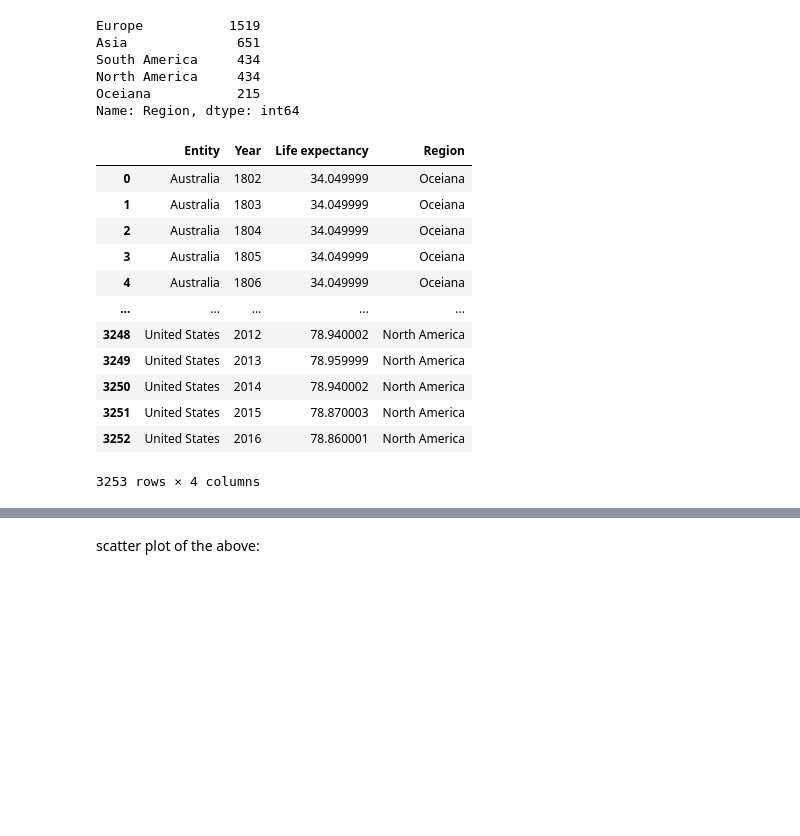
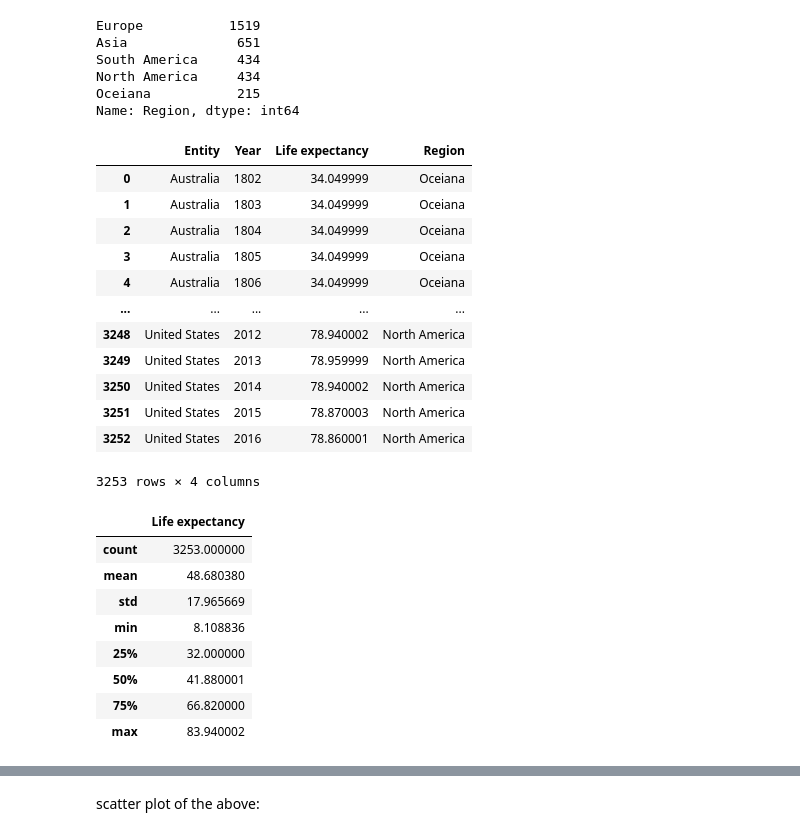
Before and after one commit to Javadht/visualisation, a Jupyter notebook: LifeExpectency.ipynb, the cells around one changed output, grey strips where cells are left out. Cells and saved outputs as stored; diff of their text form; code cells hidden in the pictures; blank space fills up the shorter version.

```diff
--- a/LifeExpectency.ipynb
+++ b/LifeExpectency.ipynb
@@ -93,20 +93,30 @@ Oceiana           215
 Name: Region, dtype: int64
 # %%
 display(data)
+display(data[["Life expectancy"]].describe())
 # %% [output]
 |  | Entity | Year | Life expectancy | Region |
 | 0 | Australia | 1802 | 34.049999 | Oceiana |
 | 1 | Australia | 1803 | 34.049999 | Oceiana |
 | 2 | Australia | 1804 | 34.049999 | Oceiana |
 | 3 | Australia | 1805 | 34.049999 | Oceiana |
 | 4 | Australia | 1806 | 34.049999 | Oceiana |
 | ... | ... | ... | ... | ... |
 | 3248 | United States | 2012 | 78.940002 | North America |
 | 3249 | United States | 2013 | 78.959999 | North America |
 | 3250 | United States | 2014 | 78.940002 | North America |
 | 3251 | United States | 2015 | 78.870003 | North America |
 | 3252 | United States | 2016 | 78.860001 | North America |
 3253 rows × 4 columns
+|  | Life expectancy |
+| count | 3253.000000 |
+| mean | 48.680380 |
+| std | 17.965669 |
+| min | 8.108836 |
+| 25% | 32.000000 |
+| 50% | 41.880001 |
+| 75% | 66.820000 |
+| max | 83.940002 |
 # %%
 plt.figure(figsize = (16,6),dpi = 90)
 sns.lineplot( x = "Year",y = "Life expectancy",hue= "Region" ,style = "Region" ,palette = "inferno_r",data = data.groupby(["Year","Region"],as_index = False)["Life expectancy"].mean(),linewidth = 1.5 )
```
Also changed, not shown: parts of 6 cells of this notebook.
